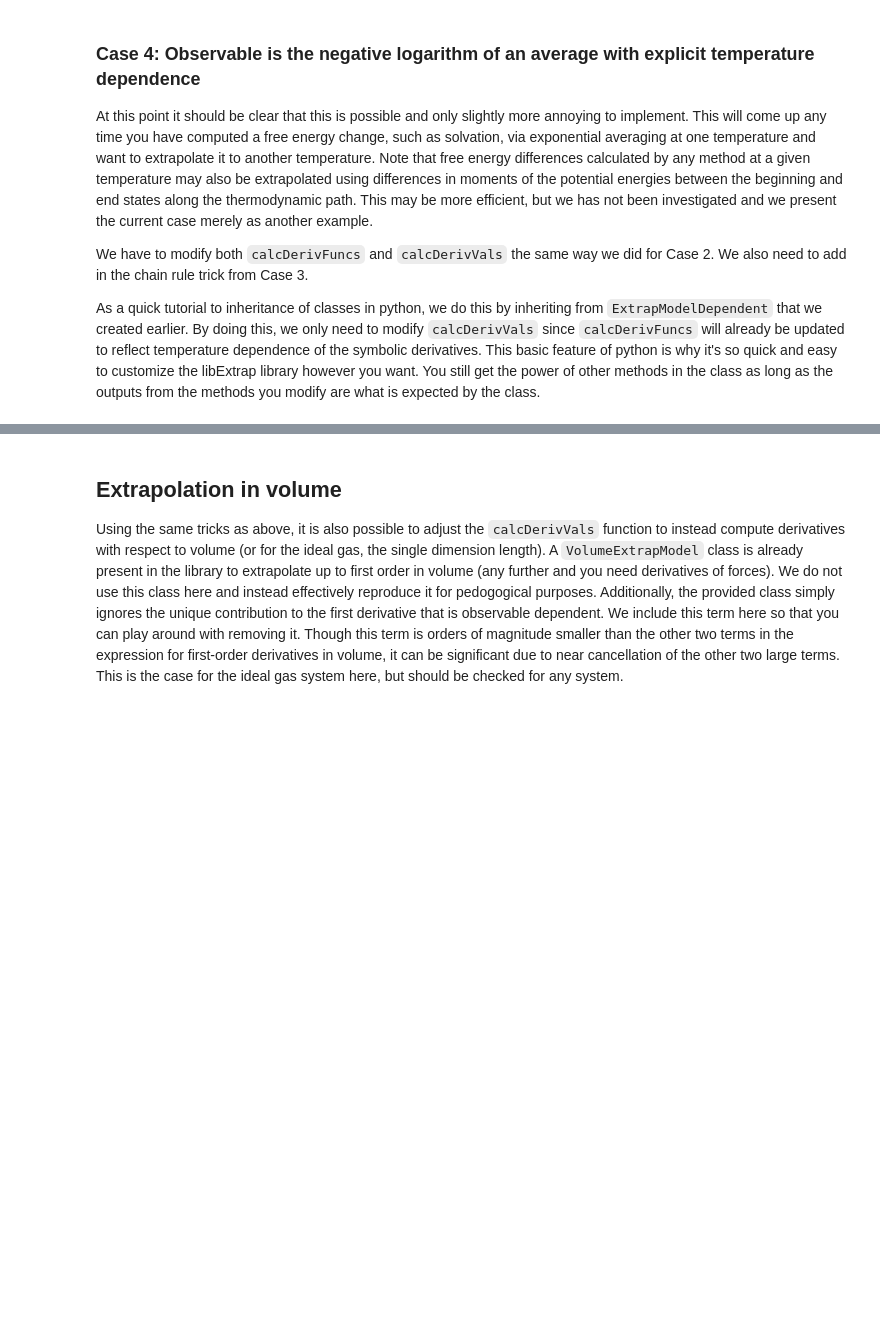
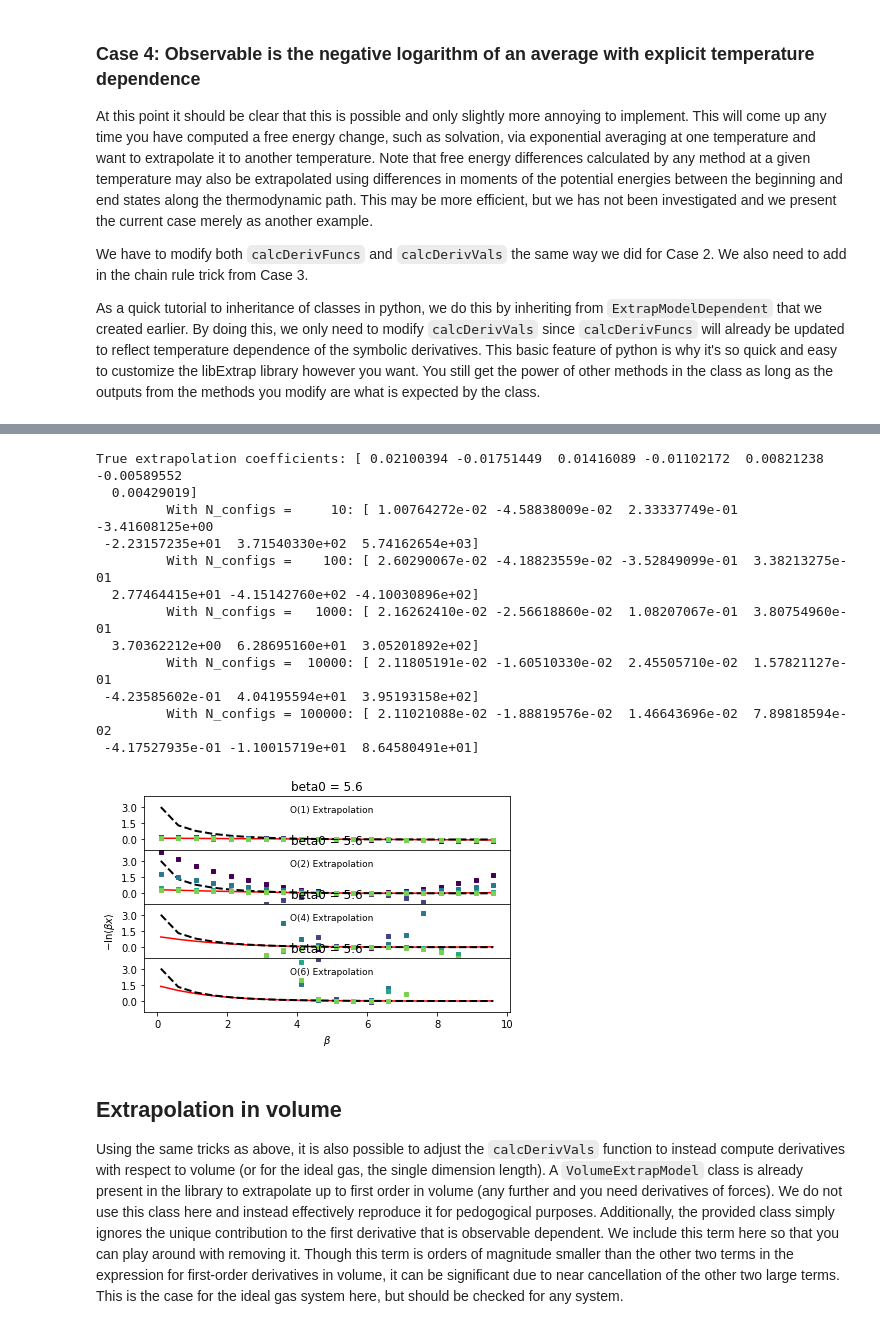
Before and after one commit to usnistgov/thermoextrap, a Jupyter notebook: notebooks/Ideal_Gas_Example_xtrapy.ipynb, the cells around one changed output, grey strips where cells are left out. Saved outputs shown, nothing was run; the diff lists cells and outputs as text; code cells hidden in the pictures; blank space fills up the shorter version.

```diff
--- a/notebooks/Ideal_Gas_Example_xtrapy.ipynb
+++ b/notebooks/Ideal_Gas_Example_xtrapy.ipynb
@@ -963,3 +845,75 @@ True extrapolation coefficients: [ 0.02100394 -0.01751449  0.01416089 -0.0110217
+# %%
+#Repeat comparison of results, but for -ln<B*x>, the most complicated case
+
+fig, ax = plt.subplots(len(orders), sharex=True, sharey=True)
+
+#nsampvals = np.geomspace(10, len(xdata), num=4, dtype=int)
+nsampvals = np.array((10.0*np.ones(5))**np.arange(1,6), dtype=int)
+nsampcolors = plt.cm.viridis(np.arange(0.0, 1.0, float(1.0/len(nsampvals))))
+
+#First plot the analytical result
+for a in ax:
+    a.plot(betas, -np.log(betas* idealgas.x_ave(betas, vol)), 'k--', linewidth=2.0)
+
+#Next look at extrapolation with an infinite number of samples
+#This is possible in the ideal gas model in both temperature and volume
+for j, o in enumerate(orders):
+    trueExtrap, trueDerivs = idealgas.x_beta_extrap_depend_minuslog(o, beta, betas, vol)
+    ax[j].plot(betas, trueExtrap, 'r-', zorder=0)
+    if j == len(orders)-1:
+        print('True extrapolation coefficients: {}'.format(trueDerivs))
+
+for i, n in enumerate(nsampvals):
+    thisinds = np.random.choice(len(xdata), size=n, replace=False)
+
+    #Get parameters for extrapolation model with this data by training it - the parameters are the derivatives
+    xem_log_dep = xpan_beta.factory_extrapmodel(
+        beta=beta, minus_log=True,
+        data=xpan_beta.DataCentralMomentsVals.from_vals(order=orders[-1],
+                                                  uv=udata[thisinds],
+                                                  xv=xdataDepend.sel(rec=thisinds),
+                                                  deriv='deriv',
+                                                  central=True))
+    out = xem_log_dep.predict(betas, cumsum=True)
+    print('\t With N_configs = %6i: %s'%(n, str(xem_log_dep.xcoefs(norm=False).values.flatten()))) #Have to flatten because observable is 1-D
+    for j, o in enumerate(orders):
+        out.sel(order=o).plot(marker='s', ms=4, color=nsampcolors[i], ls='None', label='N={}'.format(n),
+                              ax=ax[j])
+
+
+#     thisext = extModelLogDepend.train(beta, xdataDepend[thisinds], udata[thisinds], saveParams=False)
+#     print('\t With N_configs = %6i: %s'%(n, str(thisext.flatten()))) #Have to flatten because observable is 1-D
+#     for j, o in enumerate(orders):
+#         dataExtrap = extModelLogDepend.predict(betas, params=thisext, order=o)
+#         ax[j].plot(betas, dataExtrap, 'o', markersize=4, color=nsampcolors[i], label='N=%i'%n)
+
+ax[2].set_ylabel(r'$-\mathrm{ln} \langle \beta x \rangle$')
+ax[-1].set_xlabel(r'$\beta$')
+
+for j, o in enumerate(orders):
+    ax[j].annotate('O(%i) Extrapolation'%(o), xy=(0.4, 0.7), xycoords='axes fraction', fontsize=9)
+
+ax[0].set_ylim((-1.0, 4.0))
+ax[-1].yaxis.set_major_locator(mpl.ticker.MaxNLocator(nbins=4, prune='both'))
+
+fig.tight_layout()
+fig.subplots_adjust(hspace=0.0)
+
+plt.show()
+# %% [output]
+True extrapolation coefficients: [ 0.02100394 -0.01751449  0.01416089 -0.01102172  0.00821238 -0.00589552
+  0.00429019]
+         With N_configs =     10: [ 1.00764272e-02 -4.58838009e-02  2.33337749e-01 -3.41608125e+00
+ -2.23157235e+01  3.71540330e+02  5.74162654e+03]
+         With N_configs =    100: [ 2.60290067e-02 -4.18823559e-02 -3.52849099e-01  3.38213275e-01
+  2.77464415e+01 -4.15142760e+02 -4.10030896e+02]
+         With N_configs =   1000: [ 2.16262410e-02 -2.56618860e-02  1.08207067e-01  3.80754960e-01
+  3.70362212e+00  6.28695160e+01  3.05201892e+02]
+         With N_configs =  10000: [ 2.11805191e-02 -1.60510330e-02  2.45505710e-02  1.57821127e-01
+ -4.23585602e-01  4.04195594e+01  3.95193158e+02]
+         With N_configs = 100000: [ 2.11021088e-02 -1.88819576e-02  1.46643696e-02  7.89818594e-02
+ -4.17527935e-01 -1.10015719e+01  8.64580491e+01]
+[figure, added]
 # %% [markdown]
 ## Extrapolation in volume
 
```
Also changed, not shown: parts of 24 cells of this notebook, 2 other files.
